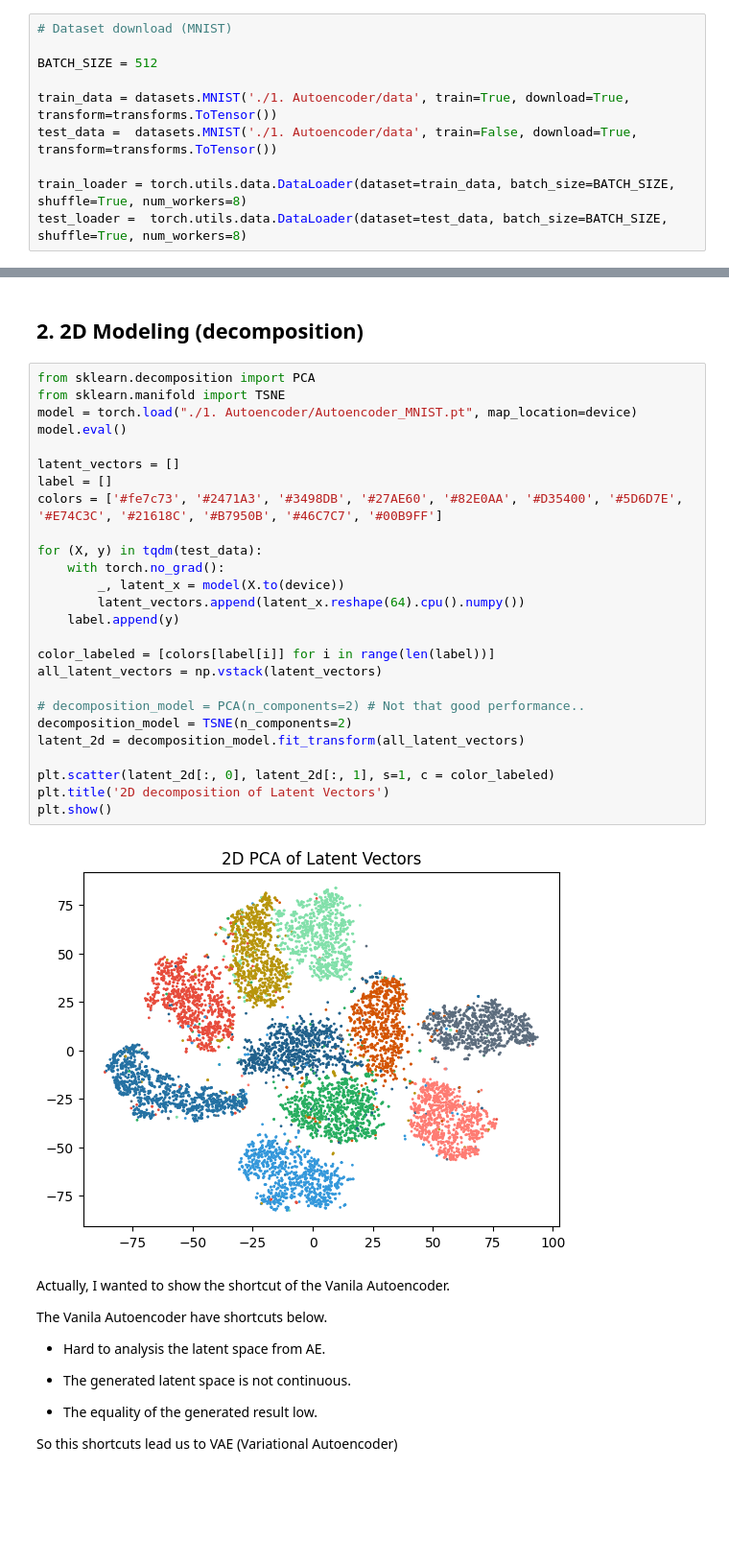
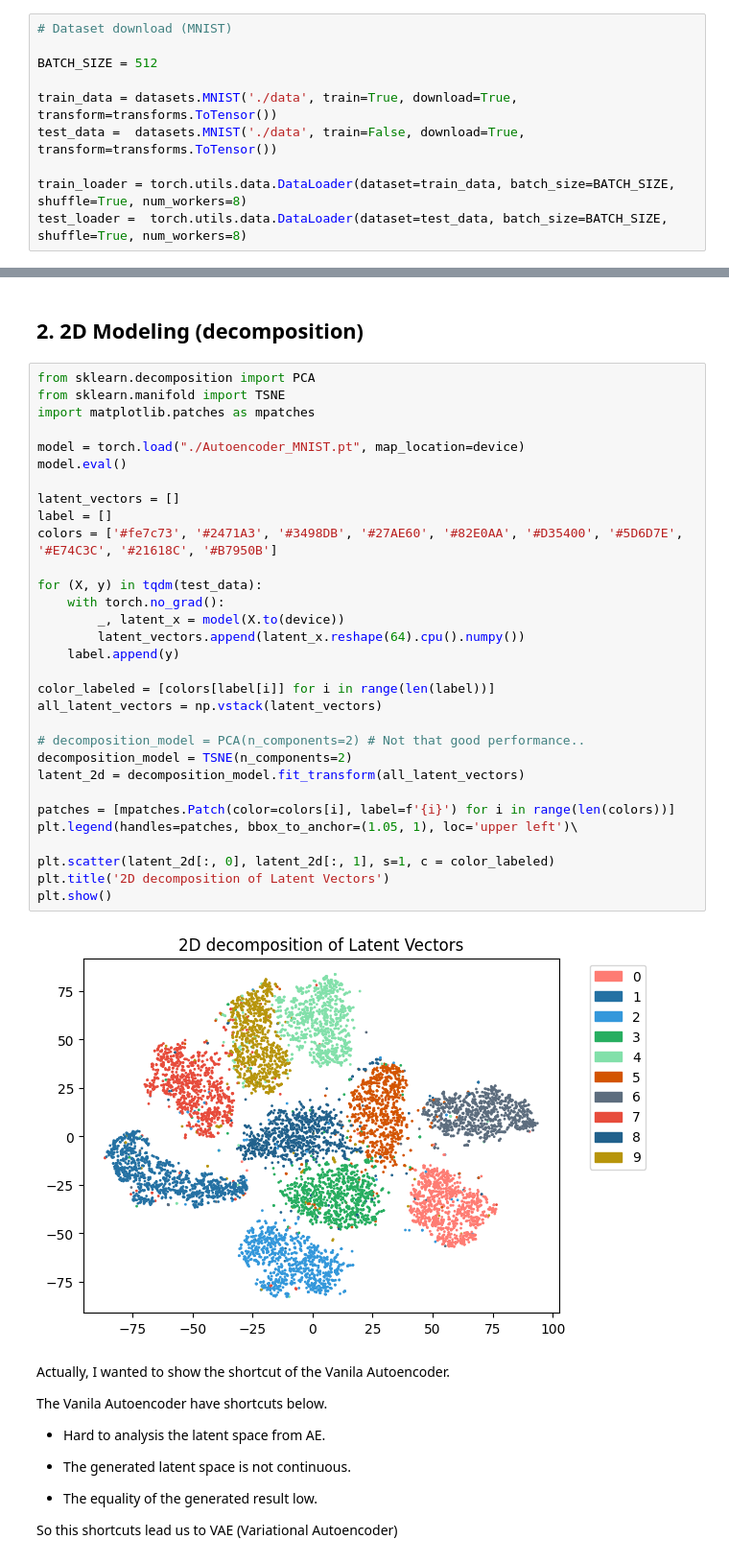
Before and after one commit to comibear/Autoencoders, a Jupyter notebook: 1. Autoencoder/AE.ipynb, the cells around one changed output, grey strips where cells are left out. Shown at 96% size. Cells and saved outputs as stored; diff of their text form; blank space fills up the shorter version.

```diff
--- a/1. Autoencoder/AE.ipynb
+++ b/1. Autoencoder/AE.ipynb
@@ -32,8 +32,8 @@ CUDA GPU : NVIDIA GeForce RTX 4070 Ti SUPER
 
 BATCH_SIZE = 512
 
-train_data = datasets.MNIST('./1. Autoencoder/data', train=True, download=True, transform=transforms.ToTensor())
-test_data =  datasets.MNIST('./1. Autoencoder/data', train=False, download=True, transform=transforms.ToTensor())
+train_data = datasets.MNIST('./data', train=True, download=True, transform=transforms.ToTensor())
+test_data =  datasets.MNIST('./data', train=False, download=True, transform=transforms.ToTensor())
 
 train_loader = torch.utils.data.DataLoader(dataset=train_data, batch_size=BATCH_SIZE, shuffle=True, num_workers=8)
 test_loader =  torch.utils.data.DataLoader(dataset=test_data, batch_size=BATCH_SIZE, shuffle=True, num_workers=8)
@@ -171,31 +169,36 @@ Result loss : 0.002638020238965371
 # %%
 from sklearn.decomposition import PCA
 from sklearn.manifold import TSNE
-model = torch.load("./1. Autoencoder/Autoencoder_MNIST.pt", map_location=device)
+import matplotlib.patches as mpatches
+
+model = torch.load("./Autoencoder_MNIST.pt", map_location=device)
 model.eval()
 
 latent_vectors = []
 label = []
-colors = ['#fe7c73', '#2471A3', '#3498DB', '#27AE60', '#82E0AA', '#D35400', '#5D6D7E', '#E74C3C', '#21618C', '#B7950B', '#46C7C7', '#00B9FF']
+colors = ['#fe7c73', '#2471A3', '#3498DB', '#27AE60', '#82E0AA', '#D35400', '#5D6D7E', '#E74C3C', '#21618C', '#B7950B']
 
 for (X, y) in tqdm(test_data):
     with torch.no_grad():
         _, latent_x = model(X.to(device))
         latent_vectors.append(latent_x.reshape(64).cpu().numpy())
     label.append(y)
 
 color_labeled = [colors[label[i]] for i in range(len(label))]
 all_latent_vectors = np.vstack(latent_vectors)
 
 # decomposition_model = PCA(n_components=2) # Not that good performance..
 decomposition_model = TSNE(n_components=2)
 latent_2d = decomposition_model.fit_transform(all_latent_vectors)
 
+patches = [mpatches.Patch(color=colors[i], label=f'{i}') for i in range(len(colors))]
+plt.legend(handles=patches, bbox_to_anchor=(1.05, 1), loc='upper left')\
+
 plt.scatter(latent_2d[:, 0], latent_2d[:, 1], s=1, c = color_labeled)
 plt.title('2D decomposition of Latent Vectors')
 plt.show()
 # %% [output]
-[figure, old version]
+[figure, new version]
 # %% [markdown]
 Actually, I wanted to show the shortcut of the Vanila Autoencoder.
 
```
Also changed, not shown: parts of 3 cells of this notebook, 2 other files.
